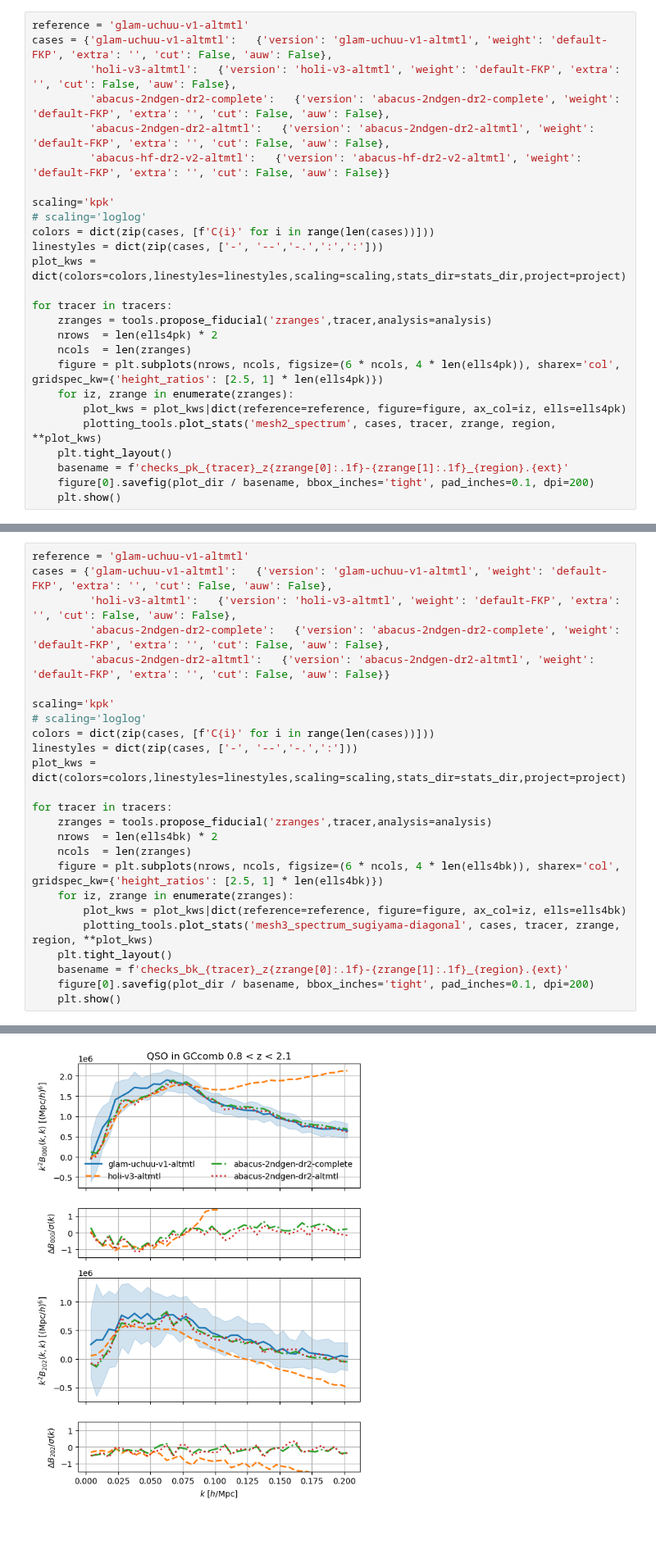
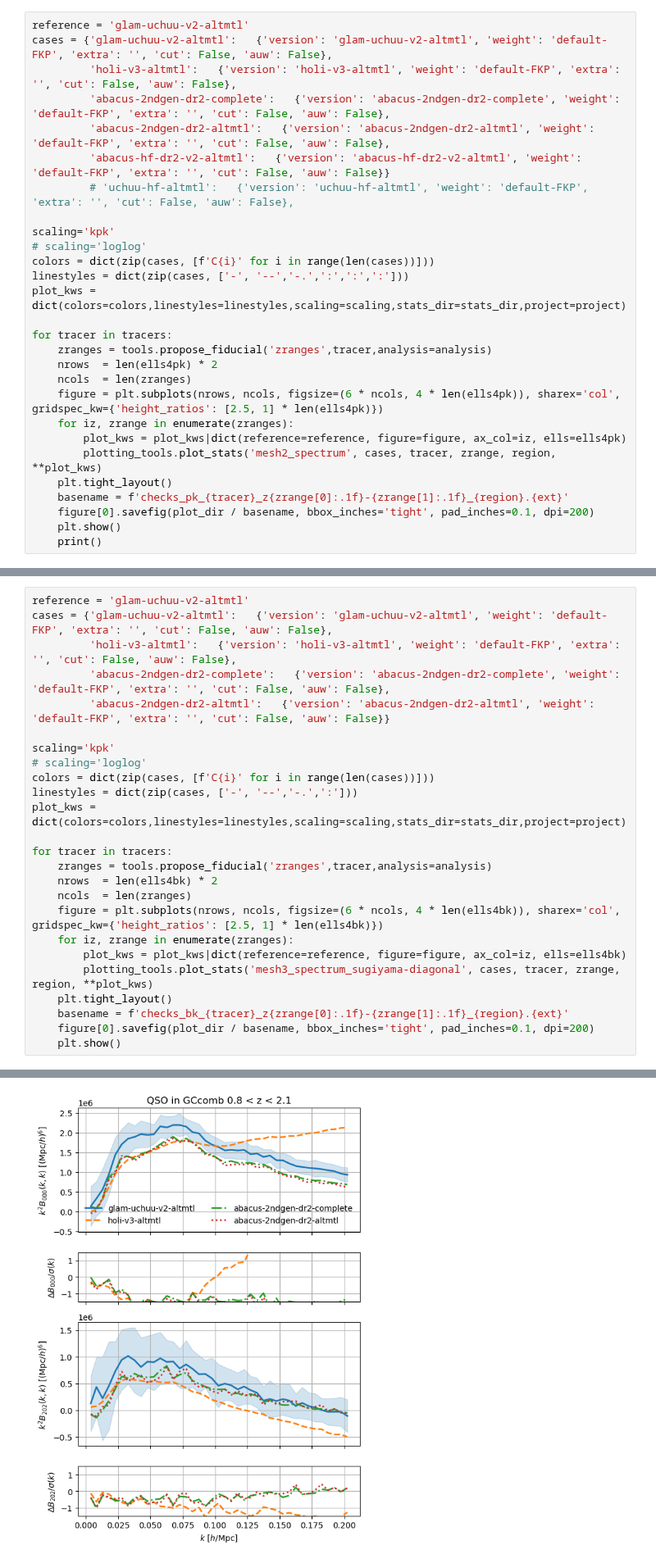
Before and after one commit to domichbt/desi-clustering, a Jupyter notebook: clustering_statistics/nb/check_latest_measurements.ipynb, the cells around one changed output, grey strips where cells are left out. Shown at 82% size. Drawn from its saved outputs; the diff is of its cells as text; blank space fills up the shorter version.

```diff
--- a/clustering_statistics/nb/check_latest_measurements.ipynb
+++ b/clustering_statistics/nb/check_latest_measurements.ipynb
@@ -50,16 +55,17 @@ ells4pk = (0,2)
 ells4bk = ((0,0,0), (2,0,2))
 # %%
-reference = 'glam-uchuu-v1-altmtl'
-cases = {'glam-uchuu-v1-altmtl':   {'version': 'glam-uchuu-v1-altmtl', 'weight': 'default-FKP', 'extra': '', 'cut': False, 'auw': False},
+reference = 'glam-uchuu-v2-altmtl'
+cases = {'glam-uchuu-v2-altmtl':   {'version': 'glam-uchuu-v2-altmtl', 'weight': 'default-FKP', 'extra': '', 'cut': False, 'auw': False},
          'holi-v3-altmtl':   {'version': 'holi-v3-altmtl', 'weight': 'default-FKP', 'extra': '', 'cut': False, 'auw': False},
          'abacus-2ndgen-dr2-complete':   {'version': 'abacus-2ndgen-dr2-complete', 'weight': 'default-FKP', 'extra': '', 'cut': False, 'auw': False},
          'abacus-2ndgen-dr2-altmtl':   {'version': 'abacus-2ndgen-dr2-altmtl', 'weight': 'default-FKP', 'extra': '', 'cut': False, 'auw': False},
          'abacus-hf-dr2-v2-altmtl':   {'version': 'abacus-hf-dr2-v2-altmtl', 'weight': 'default-FKP', 'extra': '', 'cut': False, 'auw': False}}
+         # 'uchuu-hf-altmtl':   {'version': 'uchuu-hf-altmtl', 'weight': 'default-FKP', 'extra': '', 'cut': False, 'auw': False},
 
 scaling='kpk'
 # scaling='loglog'
 colors = dict(zip(cases, [f'C{i}' for i in range(len(cases))]))
-linestyles = dict(zip(cases, ['-', '--','-.',':',':']))
+linestyles = dict(zip(cases, ['-', '--','-.',':',':',':']))
 plot_kws = dict(colors=colors,linestyles=linestyles,scaling=scaling,stats_dir=stats_dir,project=project)
 
 for tracer in tracers:
@@ -74,4 +80,5 @@ for tracer in tracers:
     basename = f'checks_pk_{tracer}_z{zrange[0]:.1f}-{zrange[1]:.1f}_{region}.{ext}'
     figure[0].savefig(plot_dir / basename, bbox_inches='tight', pad_inches=0.1, dpi=200)
     plt.show()
+    print()
 # %% [output]
@@ -81,6 +88,6 @@ for tracer in tracers:
 # %%
-reference = 'glam-uchuu-v1-altmtl'
-cases = {'glam-uchuu-v1-altmtl':   {'version': 'glam-uchuu-v1-altmtl', 'weight': 'default-FKP', 'extra': '', 'cut': False, 'auw': False},
+reference = 'glam-uchuu-v2-altmtl'
+cases = {'glam-uchuu-v2-altmtl':   {'version': 'glam-uchuu-v2-altmtl', 'weight': 'default-FKP', 'extra': '', 'cut': False, 'auw': False},
          'holi-v3-altmtl':   {'version': 'holi-v3-altmtl', 'weight': 'default-FKP', 'extra': '', 'cut': False, 'auw': False},
          'abacus-2ndgen-dr2-complete':   {'version': 'abacus-2ndgen-dr2-complete', 'weight': 'default-FKP', 'extra': '', 'cut': False, 'auw': False},
          'abacus-2ndgen-dr2-altmtl':   {'version': 'abacus-2ndgen-dr2-altmtl', 'weight': 'default-FKP', 'extra': '', 'cut': False, 'auw': False}}
@@ -109 +116 @@ for tracer in tracers:
-[figure, old version]
+[figure, new version]
```
Also changed, not shown: parts of 18 cells of this notebook.
